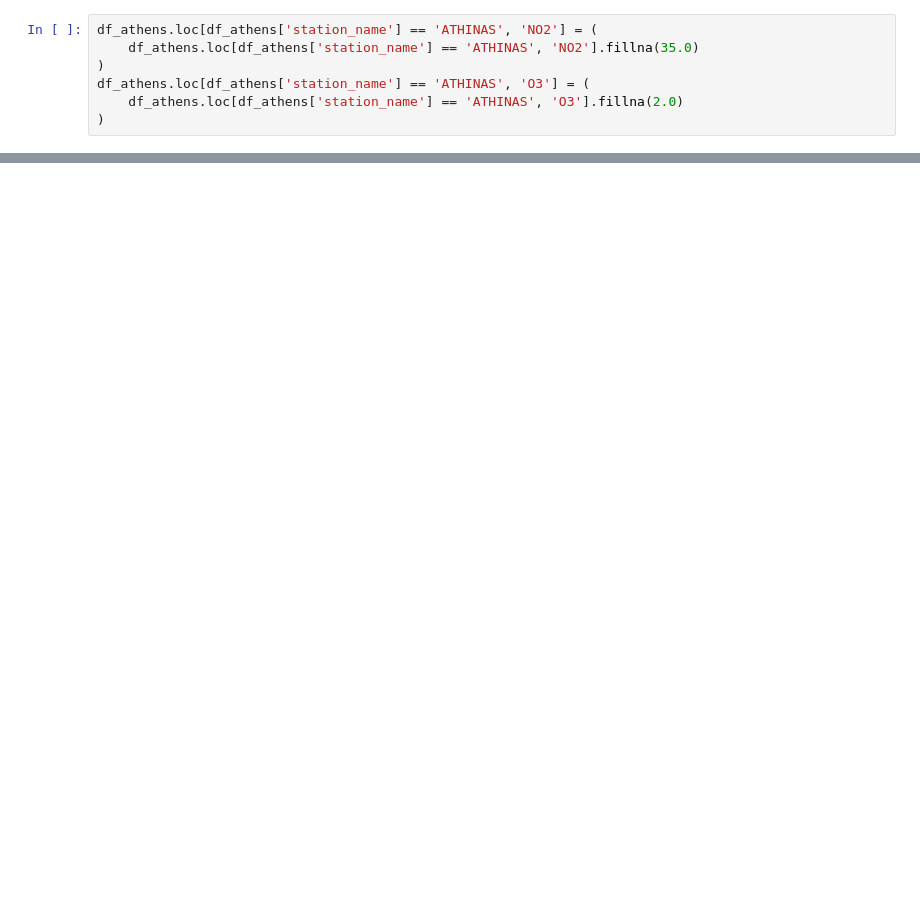
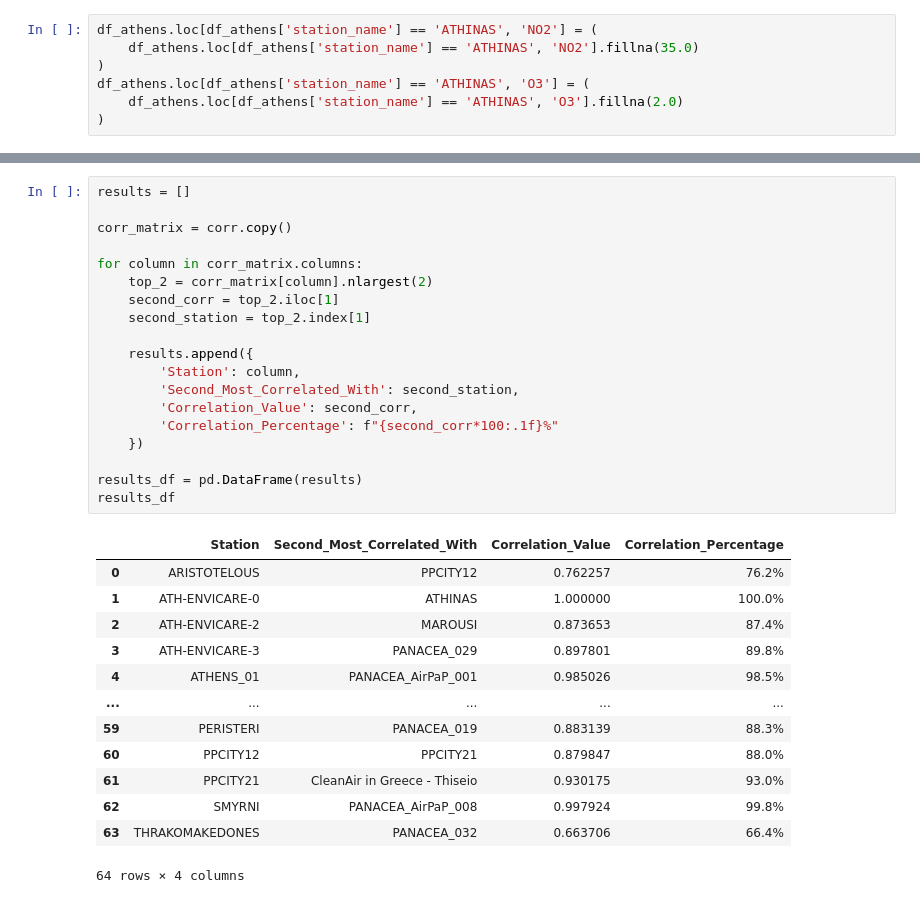
Before and after one commit to erzamerovci/PVDH-AirQualityDataAnalysisAndVisualization, a Jupyter notebook: air_quality_analysis.ipynb, the cells around one changed output, grey strips where cells are left out. Saved outputs shown, nothing was run; the diff lists cells and outputs as text; blank space fills up the shorter version.

```diff
--- a/air_quality_analysis.ipynb
+++ b/air_quality_analysis.ipynb
@@ -293,0 +365,33 @@ df_pivot
+# %%
+results = []
+
+corr_matrix = corr.copy()
+
+for column in corr_matrix.columns:
+    top_2 = corr_matrix[column].nlargest(2)
+    second_corr = top_2.iloc[1]
+    second_station = top_2.index[1]
+
+    results.append({
+        'Station': column,
+        'Second_Most_Correlated_With': second_station,
+        'Correlation_Value': second_corr,
+        'Correlation_Percentage': f"{second_corr*100:.1f}%"
+    })
+
+results_df = pd.DataFrame(results)
+results_df
+# %% [output]
+|  | Station | Second_Most_Correlated_With | Correlation_Value | Correlation_Percentage |
+| 0 | ARISTOTELOUS | PPCITY12 | 0.762257 | 76.2% |
+| 1 | ATH-ENVICARE-0 | ATHINAS | 1.000000 | 100.0% |
+| 2 | ATH-ENVICARE-2 | MAROUSI | 0.873653 | 87.4% |
+| 3 | ATH-ENVICARE-3 | PANACEA_029 | 0.897801 | 89.8% |
+| 4 | ATHENS_01 | PANACEA_AirPaP_001 | 0.985026 | 98.5% |
+| ... | ... | ... | ... | ... |
+| 59 | PERISTERI | PANACEA_019 | 0.883139 | 88.3% |
+| 60 | PPCITY12 | PPCITY21 | 0.879847 | 88.0% |
+| 61 | PPCITY21 | CleanAir in Greece - Thiseio | 0.930175 | 93.0% |
+| 62 | SMYRNI | PANACEA_AirPaP_008 | 0.997924 | 99.8% |
+| 63 | THRAKOMAKEDONES | PANACEA_032 | 0.663706 | 66.4% |
+64 rows × 4 columns
```
Also changed, not shown: parts of 11 cells of this notebook.
